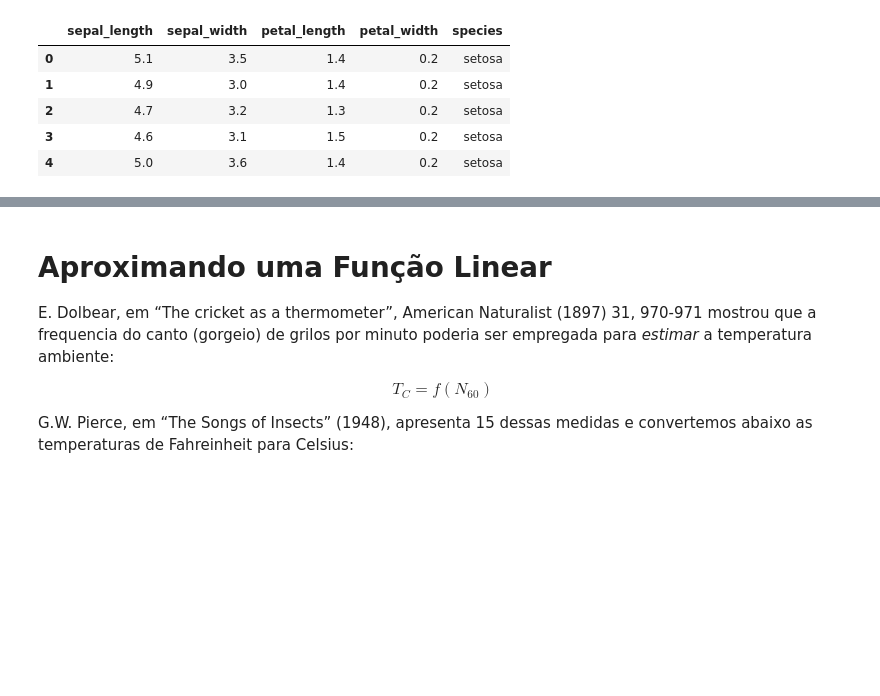
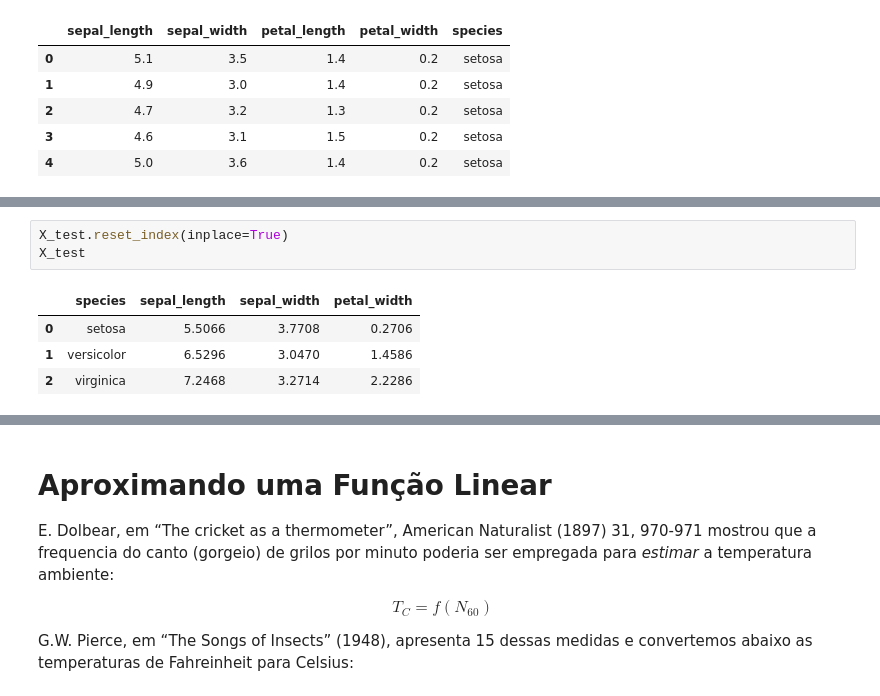
Before and after one commit to Rogerio-mack/IMT_Ciencia_de_Dados, a Jupyter notebook: IMT_Lab_Regressao.ipynb, the cells around one changed output, grey strips where cells are left out. Saved outputs shown, nothing was run; the diff lists cells and outputs as text; blank space fills up the shorter version.

```diff
--- a/IMT_Lab_Regressao.ipynb
+++ b/IMT_Lab_Regressao.ipynb
@@ -38,0 +155,8 @@ iris.head()
+# %%
+X_test.reset_index(inplace=True)
+X_test
+# %% [output]
+|  | species | sepal_length | sepal_width | petal_width |
+| 0 | setosa | 5.5066 | 3.7708 | 0.2706 |
+| 1 | versicolor | 6.5296 | 3.0470 | 1.4586 |
+| 2 | virginica | 7.2468 | 3.2714 | 2.2286 |
```
Also changed, not shown: parts of 9 cells of this notebook.
